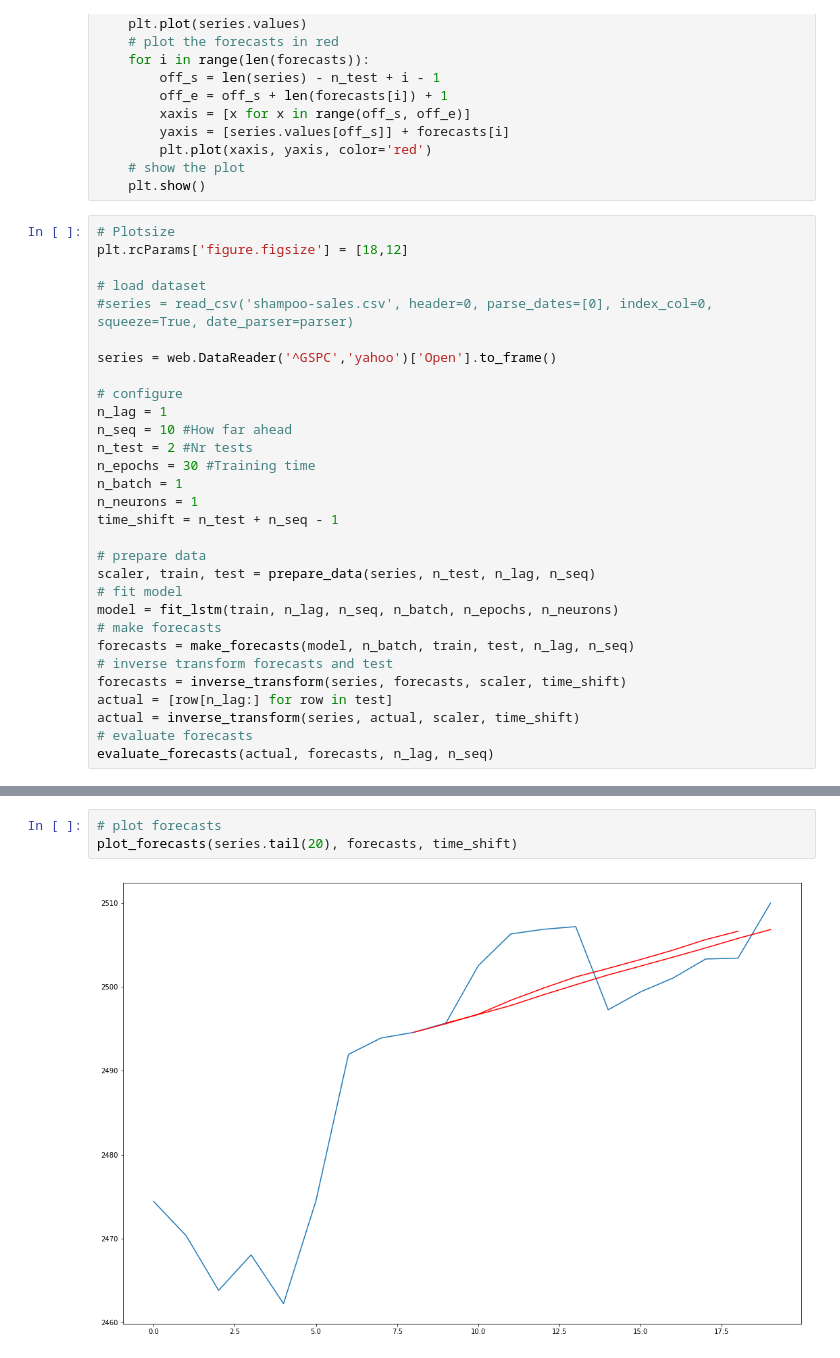
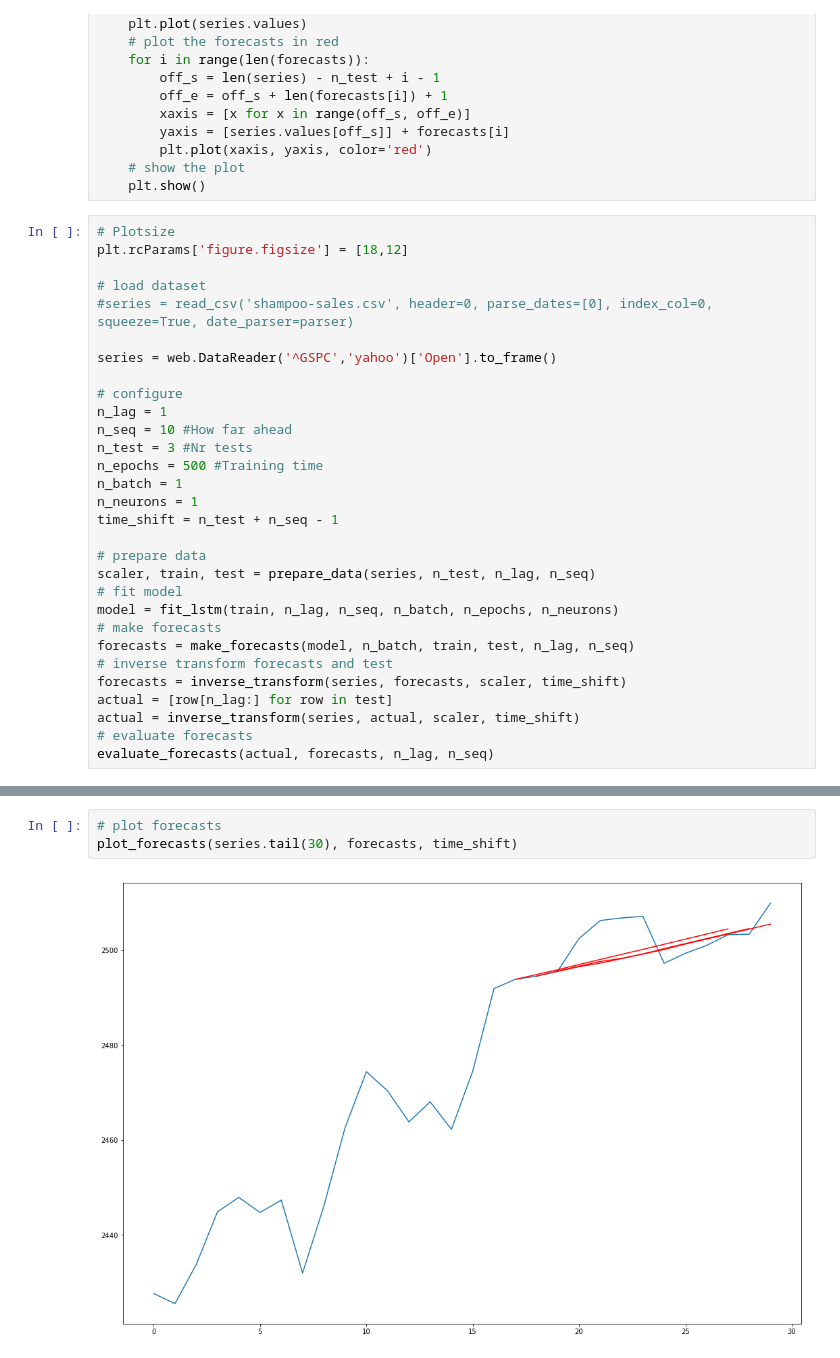
Before and after one commit to kpnDataScienceLab/labday2017-LSTM, a Jupyter notebook: multi_step_hakim.ipynb, the cells around one changed output, grey strips where cells are left out. Saved outputs shown, nothing was run; the diff lists cells and outputs as text.

```diff
--- a/multi_step_hakim.ipynb
+++ b/multi_step_hakim.ipynb
@@ -168,8 +168,8 @@ series = web.DataReader('^GSPC','yahoo')['Open'].to_frame()
 # configure
 n_lag = 1
 n_seq = 10 #How far ahead
-n_test = 2 #Nr tests
-n_epochs = 30 #Training time
+n_test = 3 #Nr tests
+n_epochs = 500 #Training time
 n_batch = 1
 n_neurons = 1
 time_shift = n_test + n_seq - 1
@@ -207,5 +207,5 @@ t+10 RMSE: 3.173147
 # %%
 # plot forecasts
-plot_forecasts(series.tail(20), forecasts, time_shift)
+plot_forecasts(series.tail(30), forecasts, time_shift)
 # %% [output]
-[figure, old version]
+[figure, new version]
```
Also changed, not shown: parts of 1 cell of this notebook, 1 other file.
